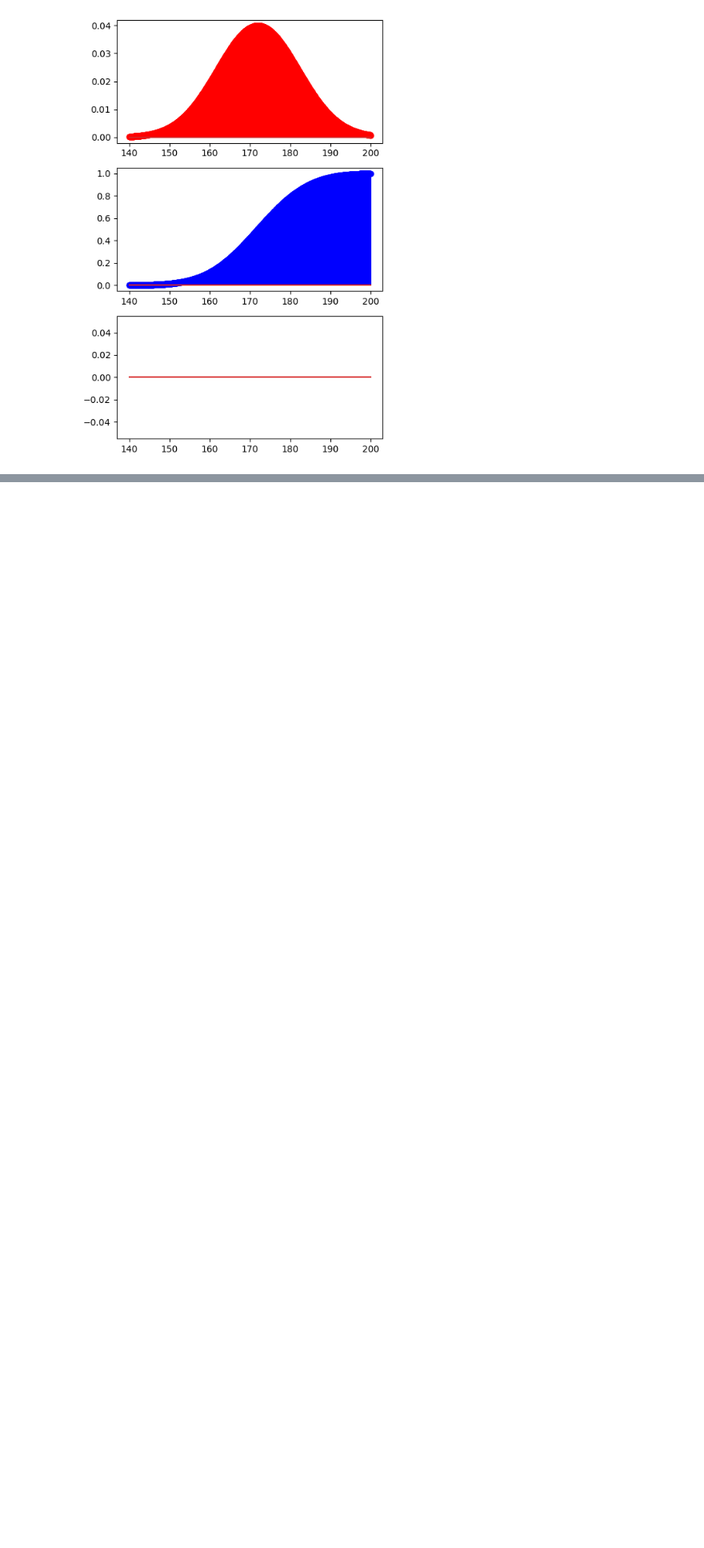
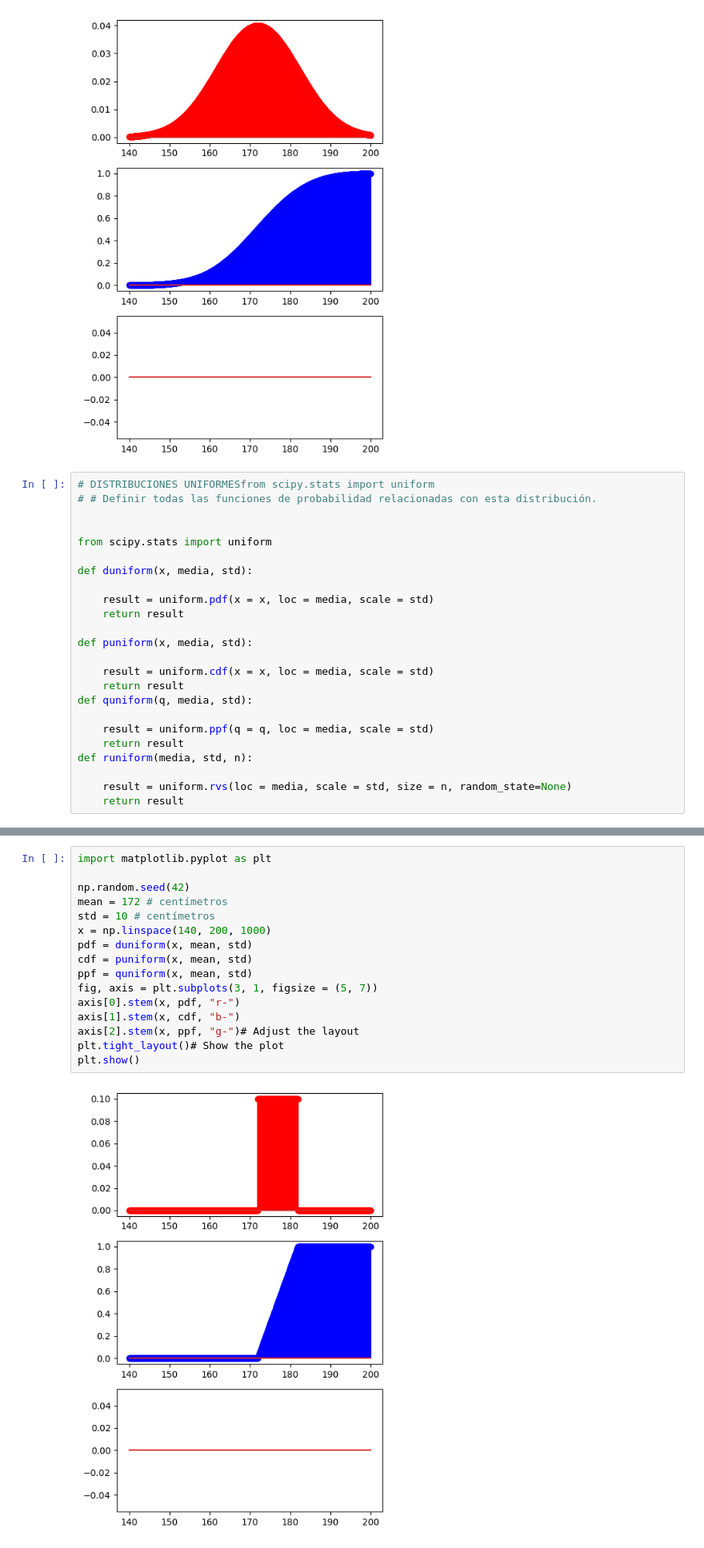
Before and after one commit to 4GeeksAcademy/ginappedrosa-probability-distribution-exercises-project-with-python, a Jupyter notebook: notebook/problems.es.ipynb, the cells around one changed output, grey strips where cells are left out. Shown at 80% size. Drawn from its saved outputs; the diff is of its cells as text; blank space fills up the shorter version.

```diff
--- a/notebook/problems.es.ipynb
+++ b/notebook/problems.es.ipynb
@@ -152,3 +152,27 @@ plt.tight_layout()# Show the plot
 plt.show()
 # %% [output]
 [figure]
+# %%
+# DISTRIBUCIONES UNIFORMESfrom scipy.stats import uniform
+# # Definir todas las funciones de probabilidad relacionadas con esta distribución.
+
+
+from scipy.stats import uniform
+
+def duniform(x, media, std):
+
+    result = uniform.pdf(x = x, loc = media, scale = std)
+    return result
+
+def puniform(x, media, std):
+
+    result = uniform.cdf(x = x, loc = media, scale = std)
+    return result
+def quniform(q, media, std):
+
+    result = uniform.ppf(q = q, loc = media, scale = std)
+    return result
+def runiform(media, std, n):
+
+    result = uniform.rvs(loc = media, scale = std, size = n, random_state=None)
+    return result
@@ -154,0 +209,18 @@ plt.show()
+# %%
+import matplotlib.pyplot as plt
+
+np.random.seed(42)
+mean = 172 # centímetros
+std = 10 # centímetros
+x = np.linspace(140, 200, 1000)
+pdf = duniform(x, mean, std)
+cdf = puniform(x, mean, std)
+ppf = quniform(x, mean, std)
+fig, axis = plt.subplots(3, 1, figsize = (5, 7))
+axis[0].stem(x, pdf, "r-")
+axis[1].stem(x, cdf, "b-")
+axis[2].stem(x, ppf, "g-")# Adjust the layout
+plt.tight_layout()# Show the plot
+plt.show()
+# %% [output]
+[figure, added]
```
Also changed, not shown: parts of 1 cell of this notebook.
